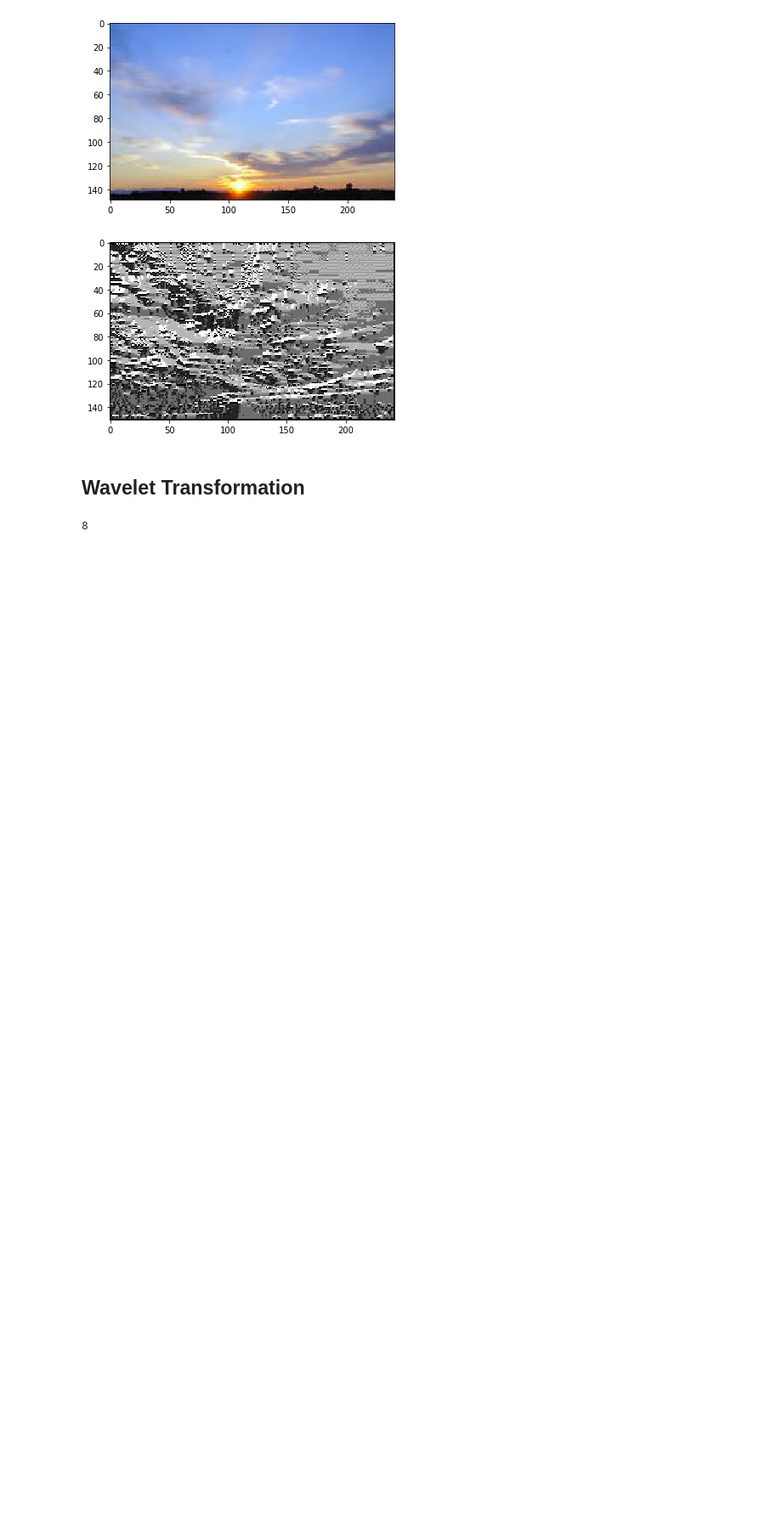
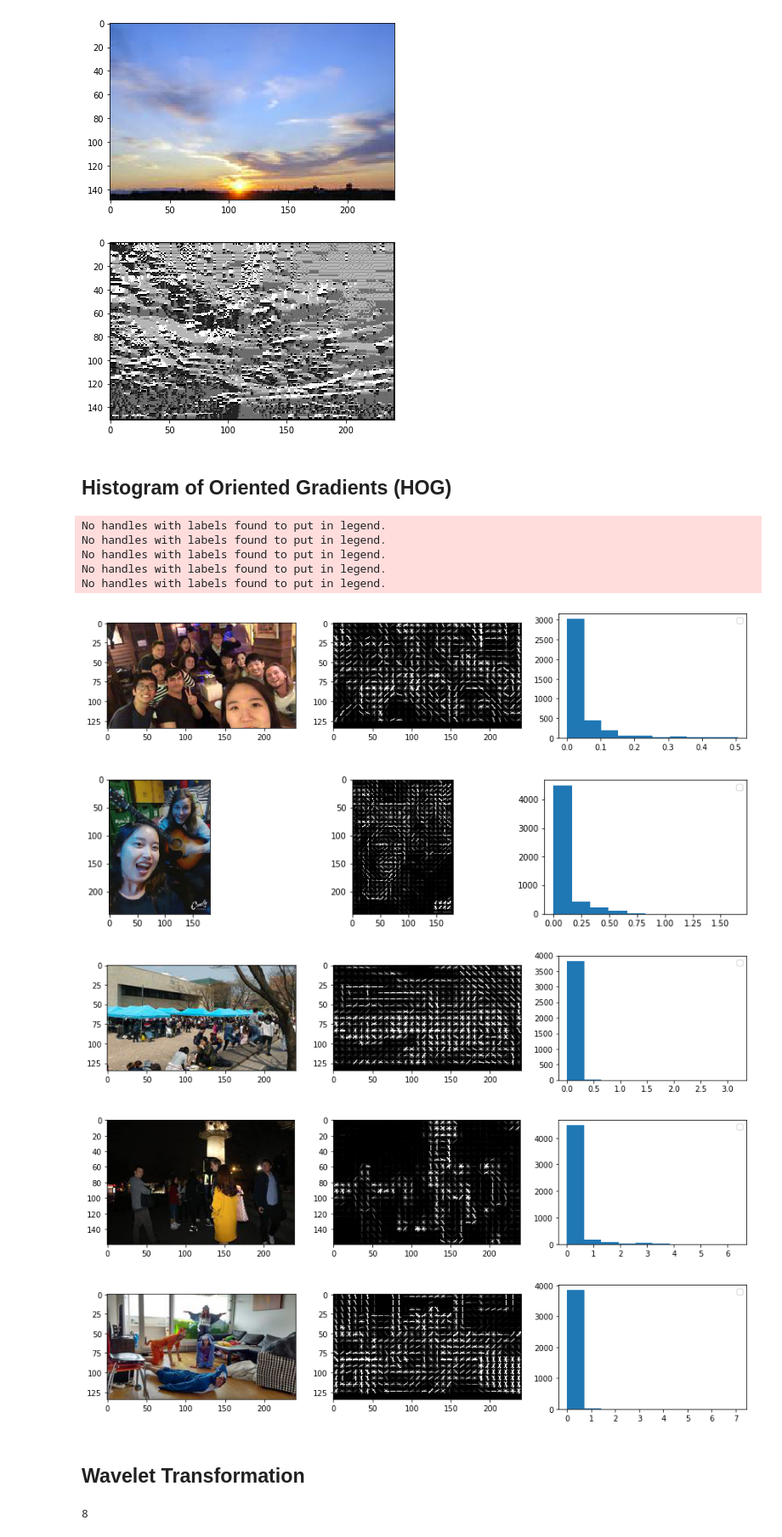
Before and after one commit to patricsteiner/image_clustering, a Jupyter notebook: intelligent_image_clustering.ipynb, the cells around one changed output. Shown at 85% size. Cells and saved outputs as stored; diff of their text form; code cells hidden in the pictures; blank space fills up the shorter version.

Commit message:
use histogram of oriented gradients (hog)

```diff
--- a/intelligent_image_clustering.ipynb
+++ b/intelligent_image_clustering.ipynb
@@ -211,6 +211,39 @@ X = np.column_stack((X, features)) # add new features to feature matrix X
 [figure]
 [figure]
 [figure]
+# %% [markdown]
+## Histogram of Oriented Gradients (HOG)
+# %%
+from skimage.feature import hog
+from skimage import data, exposure
+
+for i, image in enumerate(images):
+    if i in sample_images:
+        grayscale = np.array(image.convert('L'))
+        fd, hog_image = hog(grayscale, orientations=8, pixels_per_cell=(8, 8),
+                        cells_per_block=(1, 1), block_norm='L2-Hys', visualise=True)
+
+        # rescale histogram for better display
+        hog_image_rescaled = exposure.rescale_intensity(hog_image, in_range=(0, 10))
+        plt.figure(figsize=(15, 3))
+        plt.subplot(131)
+        plt.imshow(image)
+        plt.subplot(132)
+        plt.imshow(hog_image_rescaled, cmap='gray')
+        plt.subplot(133)
+        plt.hist(fd)
+        plt.legend()
+# %% [output]
+No handles with labels found to put in legend.
+No handles with labels found to put in legend.
+No handles with labels found to put in legend.
+No handles with labels found to put in legend.
+No handles with labels found to put in legend.
+[figure, added]
+[figure, added]
+[figure, added]
+[figure, added]
+[figure, added]
 # %% [markdown]
 ## Wavelet Transformation
 # %%
```
Also changed, not shown: parts of 3 cells of this notebook.
